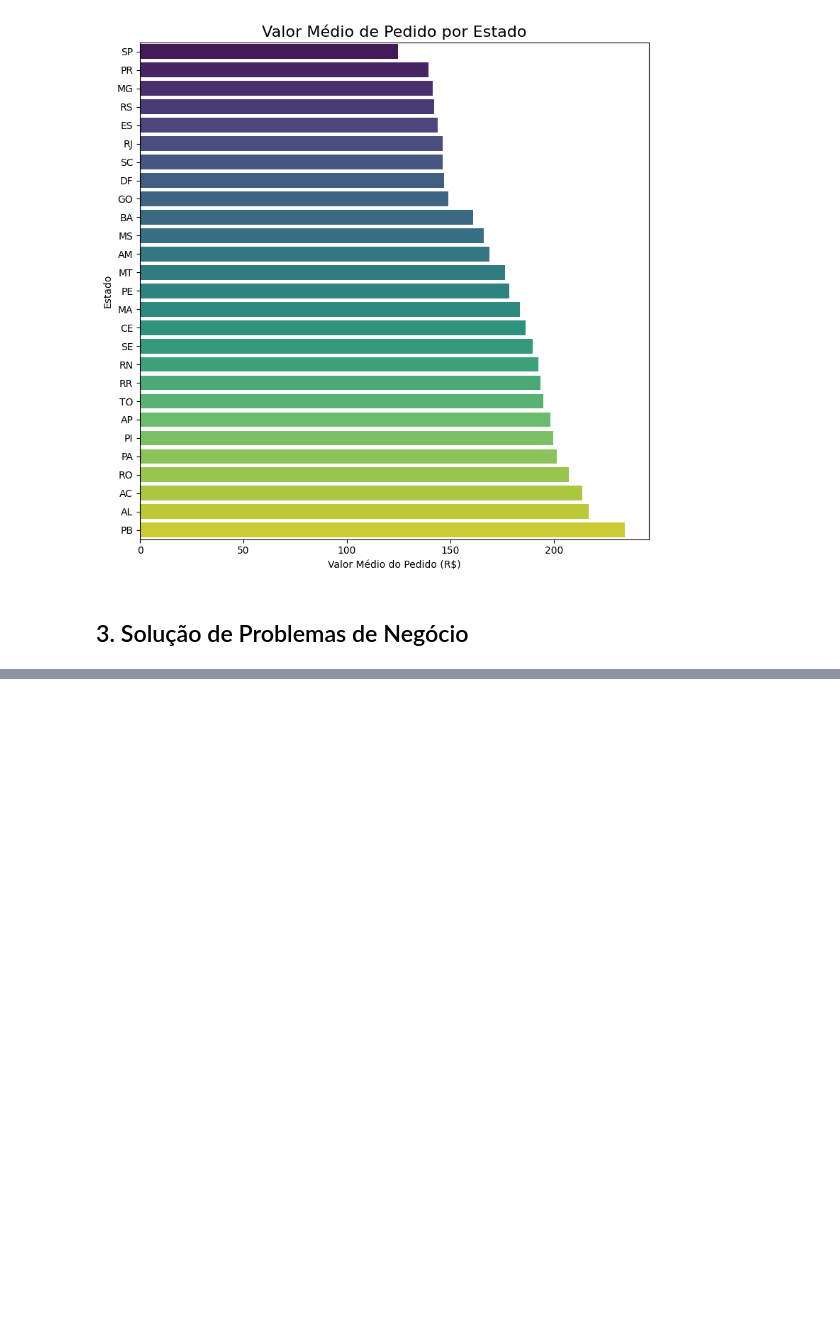
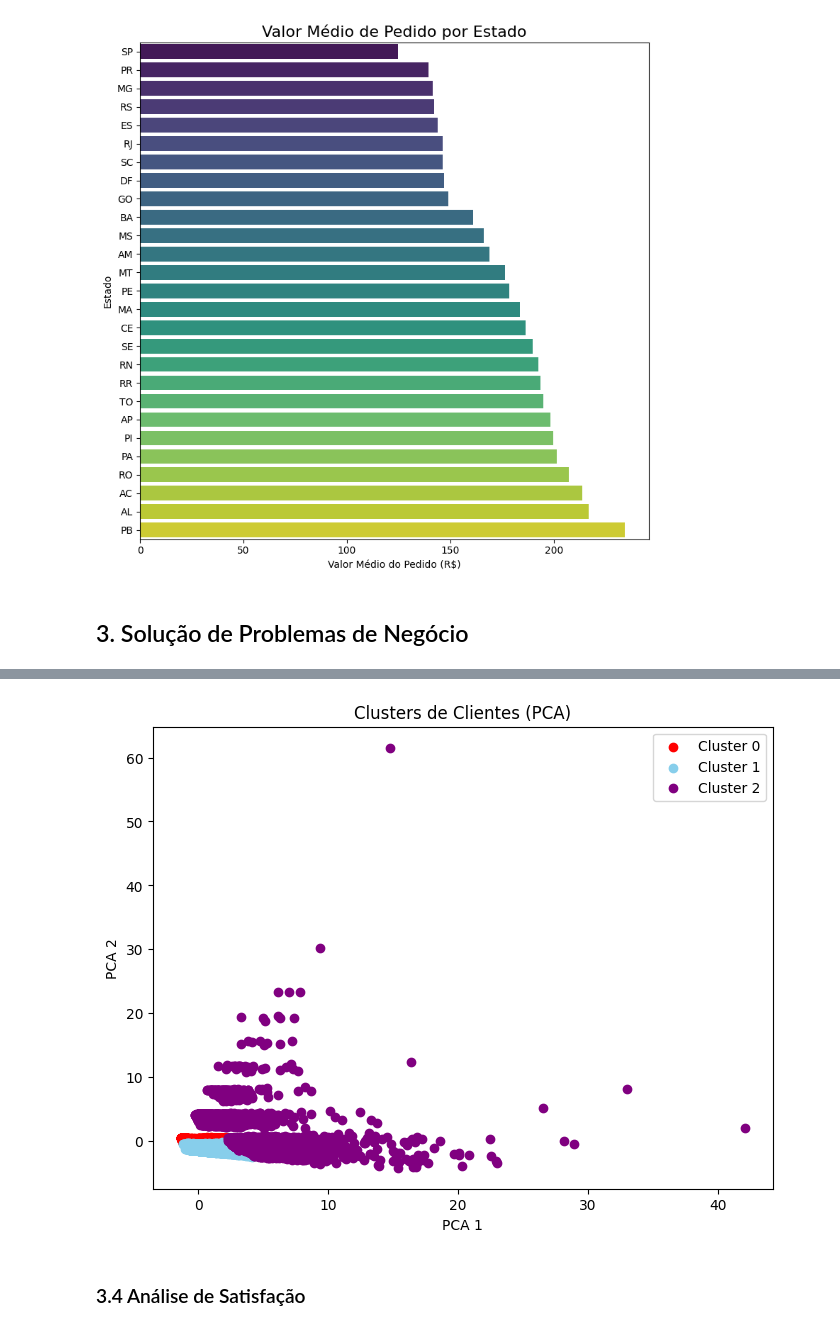
Before and after one commit to biabatista021/projeto-olist, a Jupyter notebook: notebook/olist-analise.ipynb, the cells around one changed output, grey strips where cells are left out. Drawn from its saved outputs; the diff is of its cells as text; code cells hidden in the pictures; blank space fills up the shorter version.

Commit message:
Continuação das análises de negócio

```diff
--- a/notebook/olist-analise.ipynb
+++ b/notebook/olist-analise.ipynb
@@ -1014,0 +1218,49 @@ Passing `palette` without assigning `hue` is deprecated and will be removed in v
+# %%
+## Agrupando por cliente
+df_clientes = df.groupby('customer_unique_id').agg({
+    'order_id': 'count',                      # número de pedidos
+    'freight_value': 'mean',                  # frete médio
+    'payment_value': 'sum',                   # valor total gasto
+    'review_score': 'mean',                   # média das avaliações
+    'customer_state': 'first'                 # estado do cliente
+}).rename(columns={
+    'order_id': 'qtde_pedidos',
+    'freight_value': 'frete_medio',
+    'payment_value': 'valor_total',
+    'review_score': 'avaliacao_media'
+}).reset_index()
+# %%
+# removendo clientes com dados faltantes - perdendo só cerca de 1.4% dos clientes
+X = X.dropna()
+df_clientes = df_clientes.loc[X.index]
+
+# Selecionando variáveis para clustering
+X = df_clientes[['qtde_pedidos', 'frete_medio', 'valor_total', 'avaliacao_media']]
+
+# Normalizando os dados
+scaler = StandardScaler()
+X_scaled = scaler.fit_transform(X)
+
+# Aplicando KMeans
+kmeans = KMeans(n_clusters=3, random_state=42)
+df_clientes['cluster'] = kmeans.fit_predict(X_scaled)
+# %%
+## Visualização 2D com PCA (redução para 2 dimensões)
+pca = PCA(n_components=2)
+X_pca = pca.fit_transform(X_scaled)
+
+cores = ['red', 'skyblue', 'purple']
+
+plt.figure(figsize=(8,6))
+for cluster in range(3):
+    plt.scatter(X_pca[df_clientes['cluster'] == cluster, 0],
+                X_pca[df_clientes['cluster'] == cluster, 1], label=f'Cluster {cluster}', color=cores[cluster])
+plt.xlabel('PCA 1')
+plt.ylabel('PCA 2')
+plt.title('Clusters de Clientes (PCA)')
+plt.legend()
+plt.show()
+# %% [output]
+[figure, added]
+# %% [markdown]
+### 3.4 Análise de Satisfação
```
Also changed, not shown: parts of 28 cells of this notebook, 1 other file.
